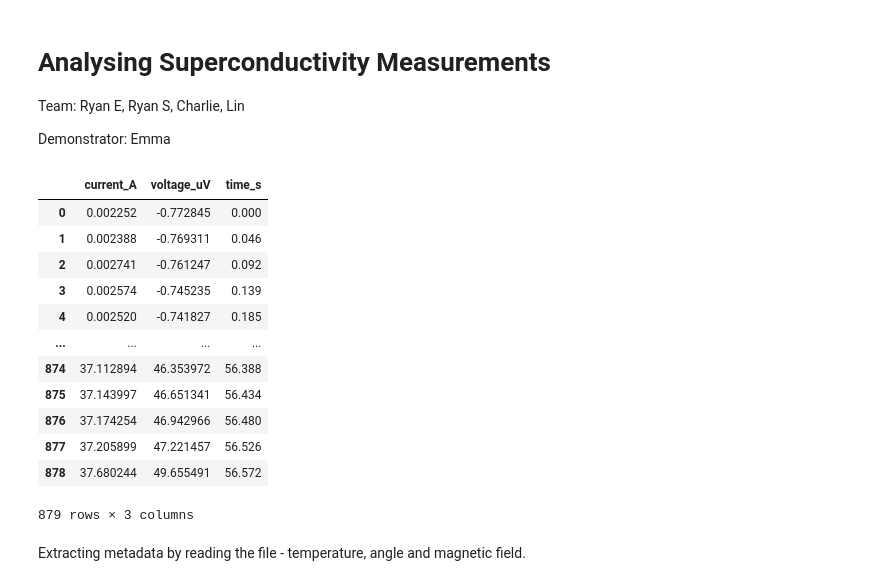
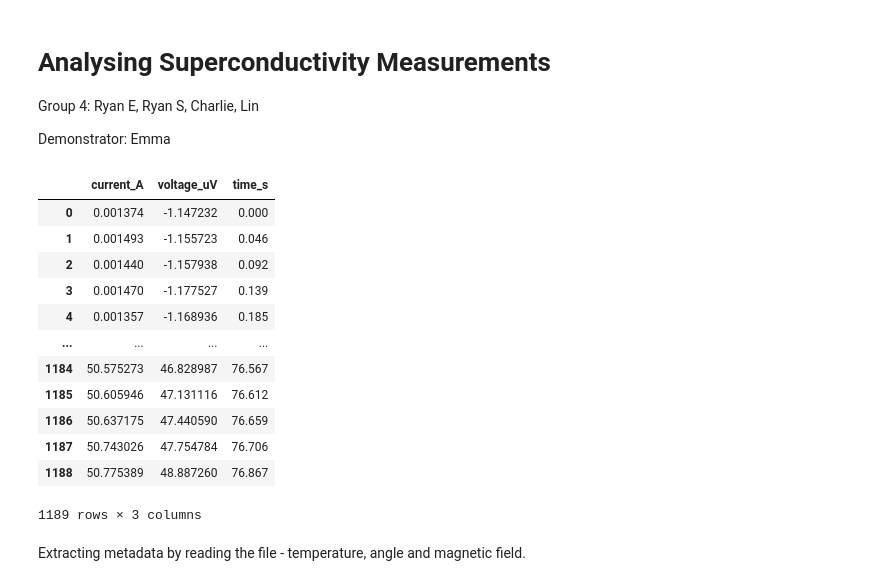
Before and after one commit to rcs19/jrn542_icy_durham, a Jupyter notebook: src/workbook.ipynb, the cells around one changed output. Saved outputs shown, nothing was run; the diff lists cells and outputs as text; code cells hidden in the pictures.

```diff
--- a/src/workbook.ipynb
+++ b/src/workbook.ipynb
@@ -1,6 +1,6 @@
 # %% [markdown]
 # Analysing Superconductivity Measurements
-Team: Ryan E, Ryan S, Charlie, Lin
+Group 4: Ryan E, Ryan S, Charlie, Lin
 
 Demonstrator: Emma
 # %%
@@ -10,23 +11,23 @@ from matplotlib import pyplot as plt
 import os
 # %%
-filename = 'data/theta0/Measurement_1_0.50_Field_0_Angle.csv'
+filename = 'data/theta90/Measurement_3_0.50_Field_90_Angle.csv'
 
 df = pd.read_csv(filename, skiprows=11, names=['current_A','voltage_uV','time_s'], sep='\\s+')
 df
 # %% [output]
 |  | current_A | voltage_uV | time_s |
-| 0 | 0.002252 | -0.772845 | 0.000 |
-| 1 | 0.002388 | -0.769311 | 0.046 |
-| 2 | 0.002741 | -0.761247 | 0.092 |
-| 3 | 0.002574 | -0.745235 | 0.139 |
-| 4 | 0.002520 | -0.741827 | 0.185 |
+| 0 | 0.001374 | -1.147232 | 0.000 |
+| 1 | 0.001493 | -1.155723 | 0.046 |
+| 2 | 0.001440 | -1.157938 | 0.092 |
+| 3 | 0.001470 | -1.177527 | 0.139 |
+| 4 | 0.001357 | -1.168936 | 0.185 |
 | ... | ... | ... | ... |
-| 874 | 37.112894 | 46.353972 | 56.388 |
-| 875 | 37.143997 | 46.651341 | 56.434 |
-| 876 | 37.174254 | 46.942966 | 56.480 |
-| 877 | 37.205899 | 47.221457 | 56.526 |
-| 878 | 37.680244 | 49.655491 | 56.572 |
+| 1184 | 50.575273 | 46.828987 | 76.567 |
+| 1185 | 50.605946 | 47.131116 | 76.612 |
+| 1186 | 50.637175 | 47.440590 | 76.659 |
+| 1187 | 50.743026 | 47.754784 | 76.706 |
+| 1188 | 50.775389 | 48.887260 | 76.867 |
-879 rows × 3 columns
+1189 rows × 3 columns
 # %% [markdown]
 Extracting metadata by reading the file - temperature, angle and magnetic field.
 # %%
```
Also changed, not shown: parts of 8 cells of this notebook, 21 other files.
